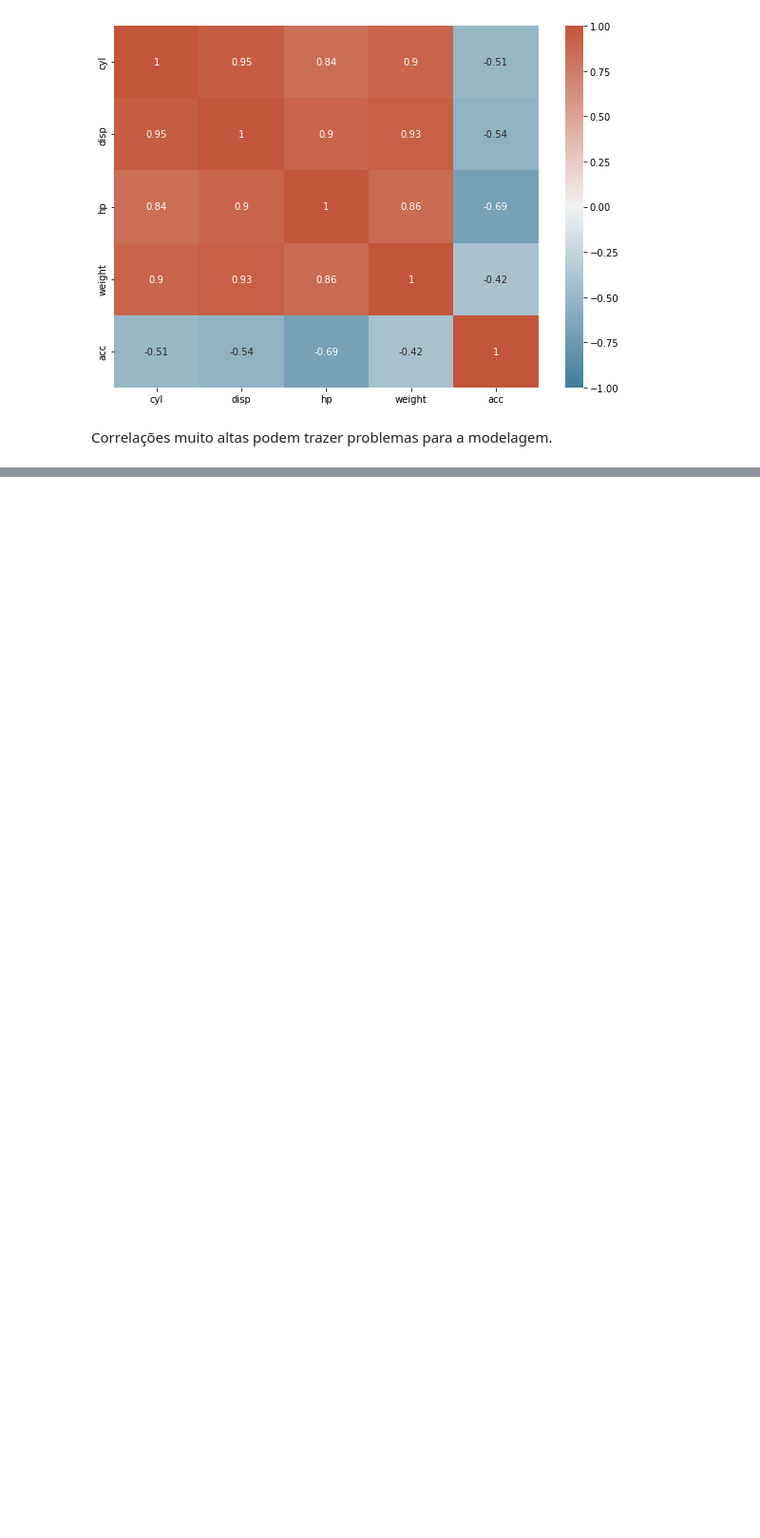
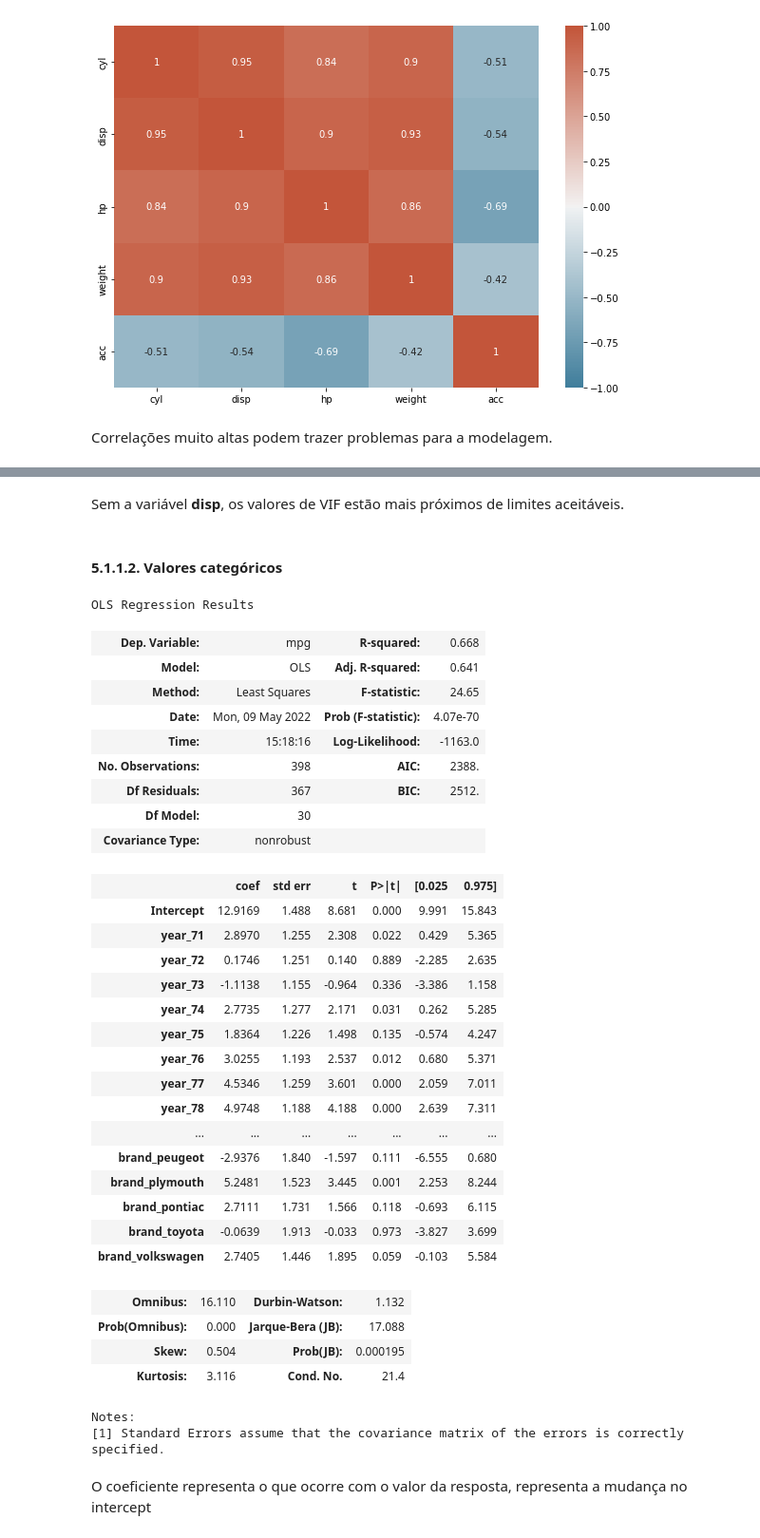
Before and after one commit to bruna-calistrate/AdvancedStatistics-Course, a Jupyter notebook: PyrhonStatistics.ipynb, the cells around one changed output, grey strips where cells are left out. Shown at 95% size. Drawn from its saved outputs; the diff is of its cells as text; code cells hidden in the pictures; blank space fills up the shorter version.

Commit message:
Ajuste de modelo

```diff
--- a/PyrhonStatistics.ipynb
+++ b/PyrhonStatistics.ipynb
@@ -138,0 +157,8 @@ def feat_scale(x):
+# %%
+def fit_model(y, x):
+  import statsmodels.api as sm
+
+  reg = sm.OLS(y, x)
+  regfit = reg.fit()
+
+  return regfit
@@ -430,0 +517,6 @@ xCat.head()
+# %%
+y = df['mpg']
+
+df_original = pd.concat([xNorm, xCat, y], axis=1)
+df_Num = pd.concat([xNorm, y], axis=1)
+df_Cat = pd.concat([xCat, y], axis=1)
@@ -430,0 +605,46 @@ xCat.head()
+# %% [markdown]
+Sem a variável **disp**, os valores de VIF estão mais próximos de limites aceitáveis.
+# %% [markdown]
+#### 5.1.1.2. Valores categóricos
+# %%
+y, xCat = pt.dmatrices(ols_formula(df_Cat, 'mpg'),
+                       data=df_Cat, return_type='dataframe')
+# %%
+regfit3_original = fit_model(y, xCat)
+
+regfit3_original.summary()
+# %% [output]
+OLS Regression Results
+| Dep. Variable: | mpg | R-squared: | 0.668 |
+| Model: | OLS | Adj. R-squared: | 0.641 |
+| Method: | Least Squares | F-statistic: | 24.65 |
+| Date: | Mon, 09 May 2022 | Prob (F-statistic): | 4.07e-70 |
+| Time: | 15:18:16 | Log-Likelihood: | -1163.0 |
+| No. Observations: | 398 | AIC: | 2388. |
+| Df Residuals: | 367 | BIC: | 2512. |
+| Df Model: | 30 |  |  |
+| Covariance Type: | nonrobust |  |  |
+|  | coef | std err | t | P>|t| | [0.025 | 0.975] |
+| Intercept | 12.9169 | 1.488 | 8.681 | 0.000 | 9.991 | 15.843 |
+| year_71 | 2.8970 | 1.255 | 2.308 | 0.022 | 0.429 | 5.365 |
+| year_72 | 0.1746 | 1.251 | 0.140 | 0.889 | -2.285 | 2.635 |
+| year_73 | -1.1138 | 1.155 | -0.964 | 0.336 | -3.386 | 1.158 |
+| year_74 | 2.7735 | 1.277 | 2.171 | 0.031 | 0.262 | 5.285 |
+| year_75 | 1.8364 | 1.226 | 1.498 | 0.135 | -0.574 | 4.247 |
+| year_76 | 3.0255 | 1.193 | 2.537 | 0.012 | 0.680 | 5.371 |
+| year_77 | 4.5346 | 1.259 | 3.601 | 0.000 | 2.059 | 7.011 |
+| year_78 | 4.9748 | 1.188 | 4.188 | 0.000 | 2.639 | 7.311 |
+| ... | ... | ... | ... | ... | ... | ... |
+| brand_peugeot | -2.9376 | 1.840 | -1.597 | 0.111 | -6.555 | 0.680 |
+| brand_plymouth | 5.2481 | 1.523 | 3.445 | 0.001 | 2.253 | 8.244 |
+| brand_pontiac | 2.7111 | 1.731 | 1.566 | 0.118 | -0.693 | 6.115 |
+| brand_toyota | -0.0639 | 1.913 | -0.033 | 0.973 | -3.827 | 3.699 |
+| brand_volkswagen | 2.7405 | 1.446 | 1.895 | 0.059 | -0.103 | 5.584 |
+| Omnibus: | 16.110 | Durbin-Watson: | 1.132 |
+| Prob(Omnibus): | 0.000 | Jarque-Bera (JB): | 17.088 |
+| Skew: | 0.504 | Prob(JB): | 0.000195 |
+| Kurtosis: | 3.116 | Cond. No. | 21.4 |
+Notes:
+[1] Standard Errors assume that the covariance matrix of the errors is correctly specified.
+# %% [markdown]
+O coeficiente representa o que ocorre com o valor da resposta, representa a mudança no intercept
```
Also changed, not shown: parts of 56 cells of this notebook.
